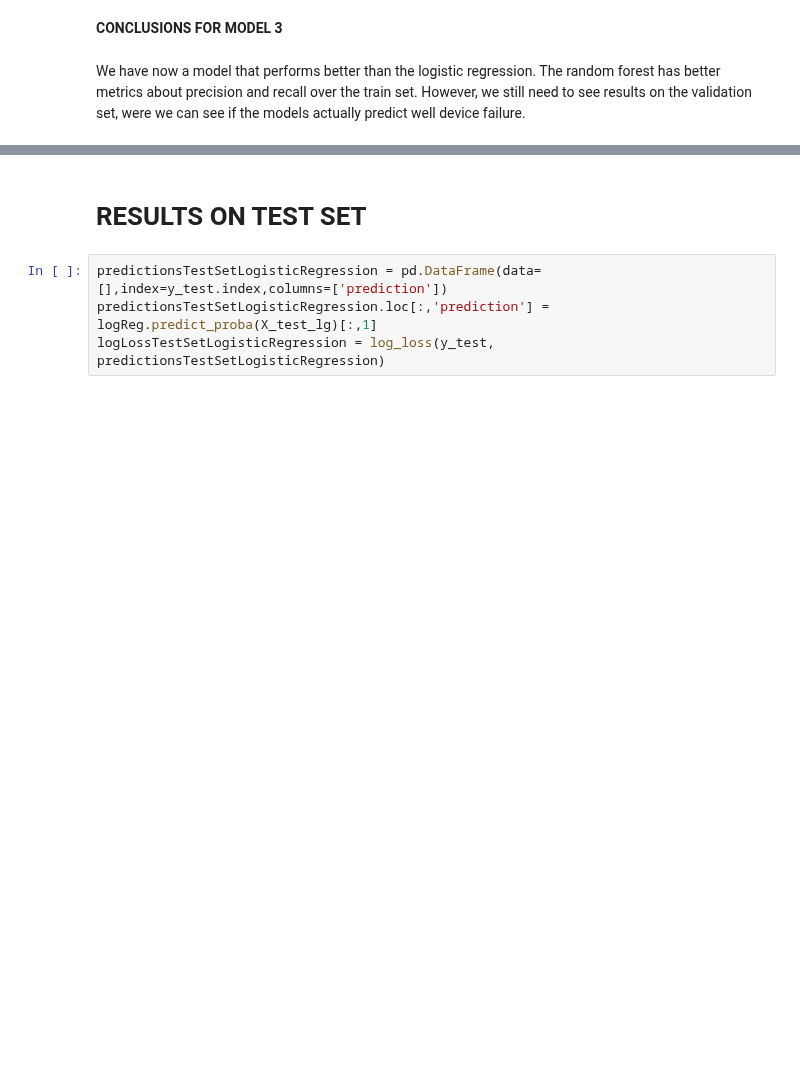
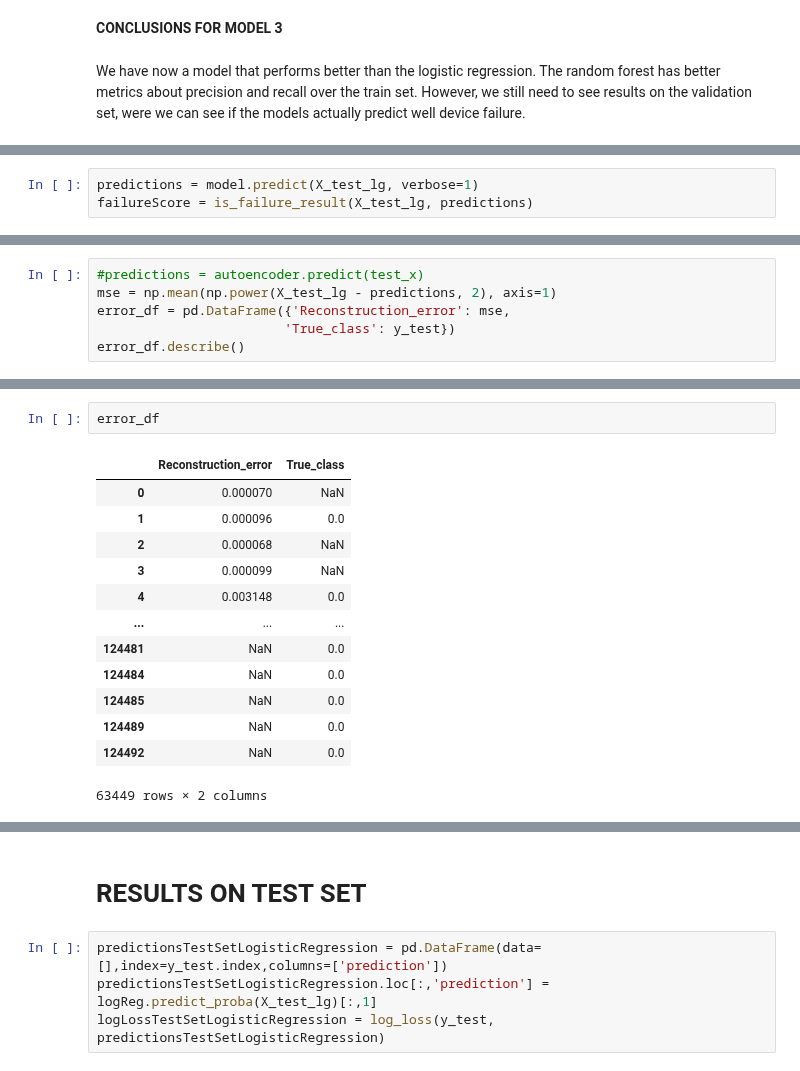
Before and after one commit to qSergio/rare_anomaly, a Jupyter notebook: device_failure_classifiers/Work Sample.ipynb, the cells around one changed output, grey strips where cells are left out. Saved outputs shown, nothing was run; the diff lists cells and outputs as text; blank space fills up the shorter version.

```diff
--- a/device_failure_classifiers/Work Sample.ipynb
+++ b/device_failure_classifiers/Work Sample.ipynb
@@ -849,0 +976,3 @@ We have now a model that performs better than the logistic regression. The rando
+# %%
+predictions = model.predict(X_test_lg, verbose=1)
+failureScore = is_failure_result(X_test_lg, predictions)
@@ -849,0 +1000,6 @@ We have now a model that performs better than the logistic regression. The rando
+# %%
+#predictions = autoencoder.predict(test_x)
+mse = np.mean(np.power(X_test_lg - predictions, 2), axis=1)
+error_df = pd.DataFrame({'Reconstruction_error': mse,
+                        'True_class': y_test})
+error_df.describe()
@@ -849,0 +1016,16 @@ We have now a model that performs better than the logistic regression. The rando
+# %%
+error_df
+# %% [output]
+|  | Reconstruction_error | True_class |
+| 0 | 0.000070 | NaN |
+| 1 | 0.000096 | 0.0 |
+| 2 | 0.000068 | NaN |
+| 3 | 0.000099 | NaN |
+| 4 | 0.003148 | 0.0 |
+| ... | ... | ... |
+| 124481 | NaN | 0.0 |
+| 124484 | NaN | 0.0 |
+| 124485 | NaN | 0.0 |
+| 124489 | NaN | 0.0 |
+| 124492 | NaN | 0.0 |
+63449 rows × 2 columns
```
Also changed, not shown: parts of 36 cells of this notebook.
